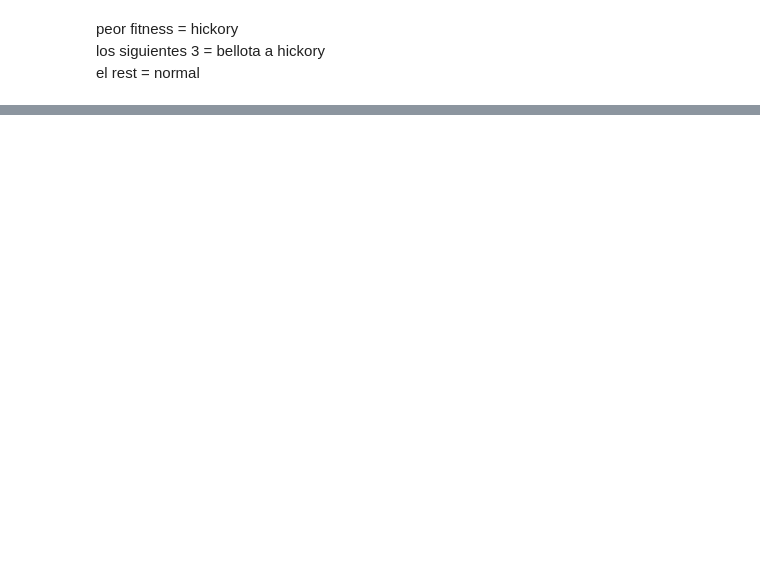
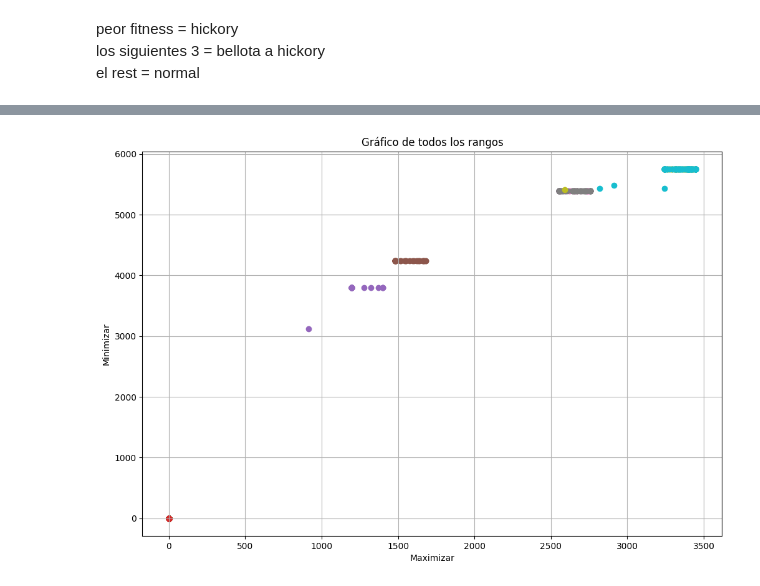
Before and after one commit to SwTzu/TareaOpti, a Jupyter notebook: optimizacion (1).ipynb, the cells around one changed output, grey strips where cells are left out. Saved outputs shown, nothing was run; the diff lists cells and outputs as text; code cells hidden in the pictures; blank space fills up the shorter version.

```diff
--- a/optimizacion (1).ipynb
+++ b/optimizacion (1).ipynb
@@ -172,2 +133,0 @@ for i in FS:
-# %%
-fitness_values = [scalarizing(ind,wp,wq) for ind in FS]
@@ -196,3 +133,0 @@ FS = [x for _, x in sorted(zip(fitness_values, FS), key=lambda pair: pair[0])]
-# %%
-for i in FS:
-    print(i)
@@ -264,10 +196,0 @@ for iterable in range(maxiter):
-# %%
-cons=Console()
-tabla=Table(title="SSA FS resultantes",show_header=True,header_style="bold magenta")
-tabla.add_column("FS",justify="full",no_wrap=True)
-tabla.add_column("Maximizacion",style="dim",justify="full",no_wrap=True)
-tabla.add_column("Minimizacion",style="dim",justify="full")
-tabla.add_column("Scalarizing",style="dim",justify="full")
-tabla.add_column("Restricciones",style="dim",justify="full")
-for j in FS:
-    tabla.add_row(str(j),str(maximizar(j)),str(minimizar(j)),str(scalarizing(j,wp,wq)),str(restricciones(j)))
@@ -293,0 +197,9 @@ cons.print(tabla)
+# %%
+repeticiones=50
+resultados={}
+for i in np.arange(0.0, 1.1, 0.1):
+    print(f"{i}-{1-i}")
+    resultados[f"{i}-{1-i}"]=[]
+    for j in range(repeticiones):
+        FS=main(100,10,i,1-i)
+        resultados[f"{i}-{1-i}"].append([maximizar(FS[0]),minimizar(FS[0])])
@@ -293,0 +238,22 @@ cons.print(tabla)
+# %%
+plt.figure(figsize=(12, 8))
+plt.title('Gráfico de todos los rangos')
+plt.xlabel('Maximizar')
+plt.ylabel('Minimizar')
+
+# Diferentes colores para cada rango
+colors = plt.get_cmap('tab10', len(resultados))
+
+# Iterar sobre cada conjunto de datos y agregar al gráfico
+for idx, (key, values) in enumerate(resultados.items()):
+    x_values = [v[0] for v in values]
+    y_values = [v[1] for v in values]
+
+    plt.scatter(x_values, y_values, label=f'Rango {key}', color=colors(idx))
+
+# Mostrar leyenda y cuadrícula
+# plt.legend()
+plt.grid(True)
+plt.show()
+# %% [output]
+[figure, added]
```
Also changed, not shown: parts of 18 cells of this notebook.
